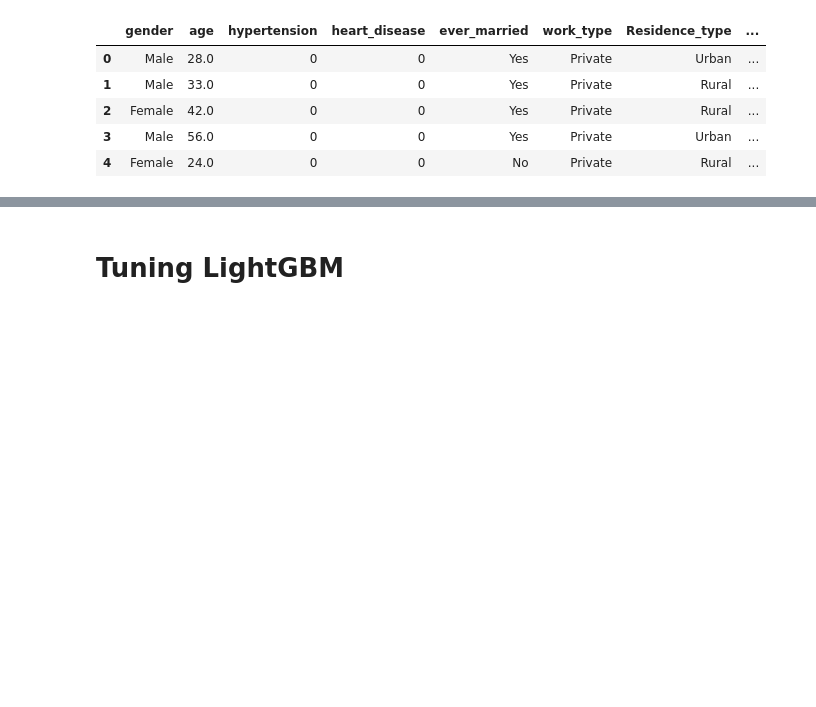
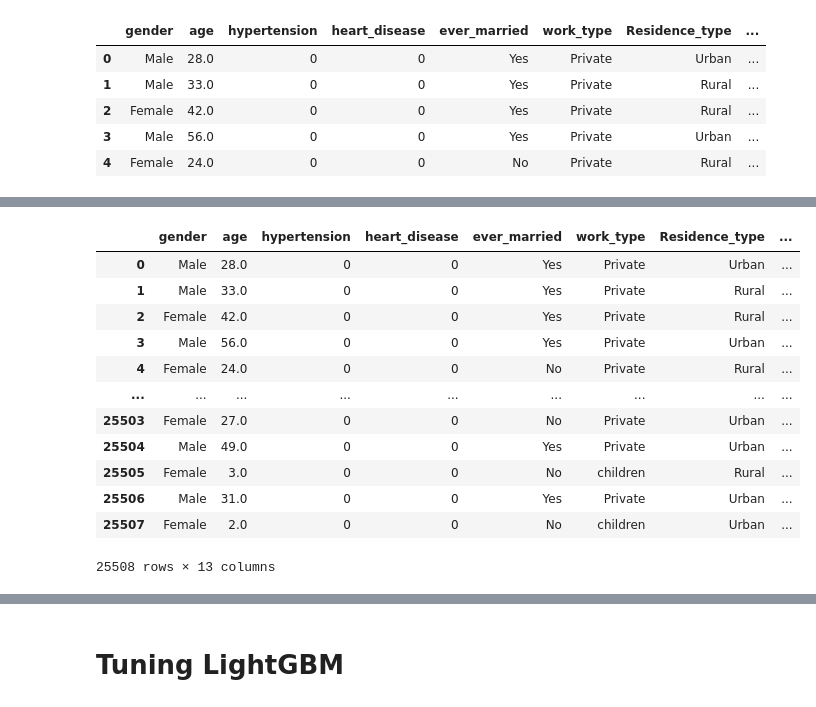
Before and after one commit to KhawajaAbaid/kaggle-playground, a Jupyter notebook: ps-s3e2-tuning-xgboost.ipynb, the cells around one changed output, grey strips where cells are left out. Cells and saved outputs as stored; diff of their text form; code cells hidden in the pictures; blank space fills up the shorter version.

```diff
--- a/ps-s3e2-tuning-xgboost.ipynb
+++ b/ps-s3e2-tuning-xgboost.ipynb
@@ -56,3 +69,35 @@ df.head()
+# %%
+def feature_risk_factors(df):
+    df["risk_factors"] = df[[
+        "avg_glucose_level", "age", "bmi",
+        "hypertension", "heart_disease",
+        "smoking_status"
+    ]].apply(
+        lambda x: \
+        0 + (1 if x.avg_glucose_level > 99 else 0) + \
+        (1 if x.age > 45 else 0) + (1 if x.bmi > 24.99 else 0) + \
+        (1 if x.hypertension == 1 else 0) + \
+        (1 if x.heart_disease == 1 else 0) + \
+        (1 if x.smoking_status in ["formerly smoked", "smokes"] else 0),
+        axis=1
+    )
+    return df
+# %%
+feature_risk_factors(df)
+# %% [output]
+|  | gender | age | hypertension | heart_disease | ever_married | work_type | Residence_type | ... |
+| 0 | Male | 28.0 | 0 | 0 | Yes | Private | Urban | ... |
+| 1 | Male | 33.0 | 0 | 0 | Yes | Private | Rural | ... |
+| 2 | Female | 42.0 | 0 | 0 | Yes | Private | Rural | ... |
+| 3 | Male | 56.0 | 0 | 0 | Yes | Private | Urban | ... |
+| 4 | Female | 24.0 | 0 | 0 | No | Private | Rural | ... |
+| ... | ... | ... | ... | ... | ... | ... | ... | ... |
+| 25503 | Female | 27.0 | 0 | 0 | No | Private | Urban | ... |
+| 25504 | Male | 49.0 | 0 | 0 | Yes | Private | Urban | ... |
+| 25505 | Female | 3.0 | 0 | 0 | No | children | Rural | ... |
+| 25506 | Male | 31.0 | 0 | 0 | Yes | Private | Urban | ... |
+| 25507 | Female | 2.0 | 0 | 0 | No | children | Urban | ... |
+25508 rows × 13 columns
 # %%
 df = pd.get_dummies(df)
 df.head()
```
Also changed, not shown: parts of 8 cells of this notebook.
